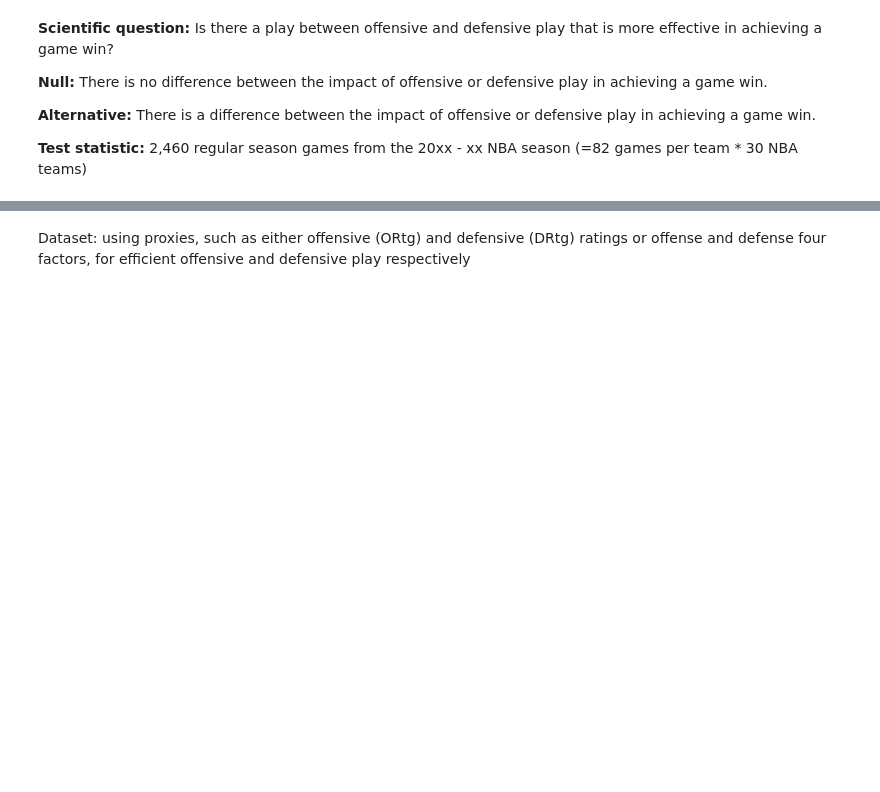
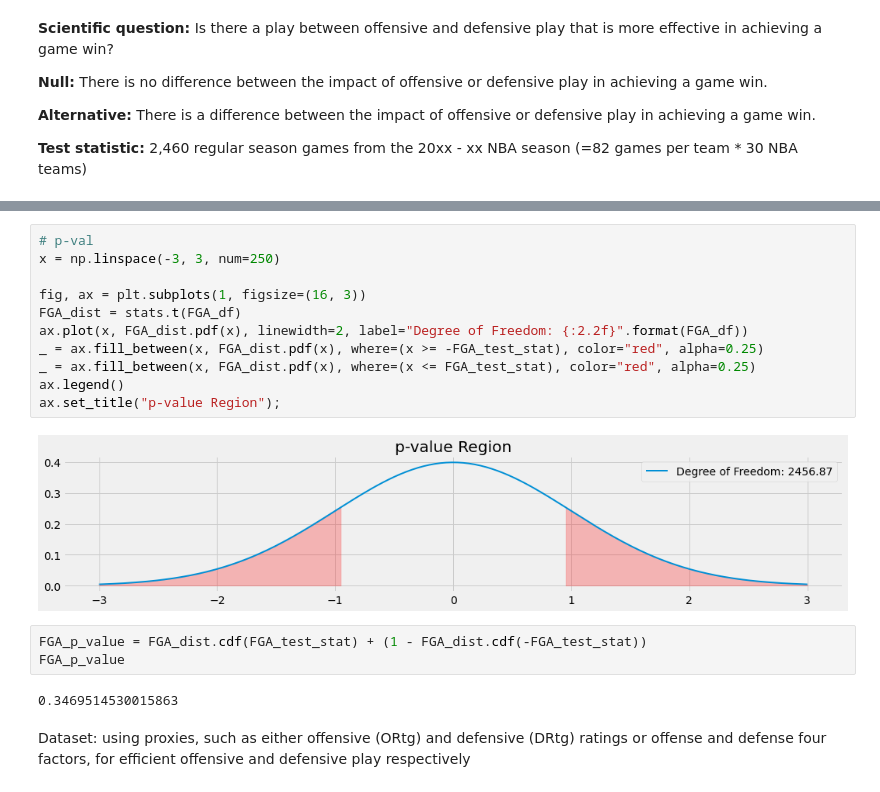
Before and after one commit to alicetsai1020/Off_v_Def_Play, a Jupyter notebook: draft.ipynb, the cells around one changed output, grey strips where cells are left out. Drawn from its saved outputs; the diff is of its cells as text; blank space fills up the shorter version.

```diff
--- a/draft.ipynb
+++ b/draft.ipynb
@@ -395,3 +484,21 @@ plt.show()
+# %%
+# p-val
+x = np.linspace(-3, 3, num=250)
+
+fig, ax = plt.subplots(1, figsize=(16, 3))
+FGA_dist = stats.t(FGA_df)
+ax.plot(x, FGA_dist.pdf(x), linewidth=2, label="Degree of Freedom: {:2.2f}".format(FGA_df))
+_ = ax.fill_between(x, FGA_dist.pdf(x), where=(x >= -FGA_test_stat), color="red", alpha=0.25)
+_ = ax.fill_between(x, FGA_dist.pdf(x), where=(x <= FGA_test_stat), color="red", alpha=0.25)
+ax.legend()
+ax.set_title("p-value Region");
+# %% [output]
+[figure, added]
+# %%
+FGA_p_value = FGA_dist.cdf(FGA_test_stat) + (1 - FGA_dist.cdf(-FGA_test_stat))
+FGA_p_value
+# %% [output]
+0.3469514530015863
 # %% [markdown]
 Dataset: using proxies, such as either offensive (ORtg) and defensive (DRtg) ratings or offense and defense four factors, for efficient offensive and defensive play respectively
 # %% [markdown]
```
Also changed, not shown: parts of 19 cells of this notebook.
